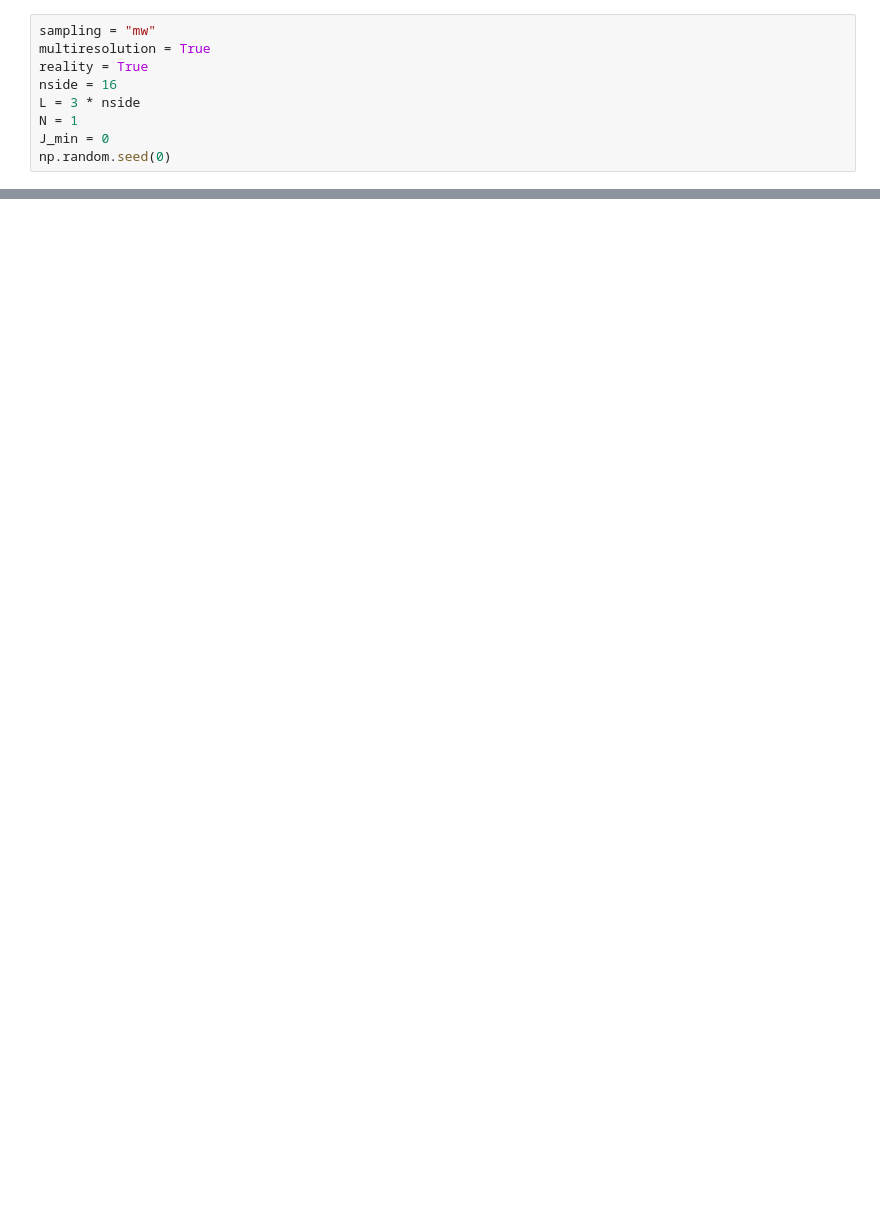
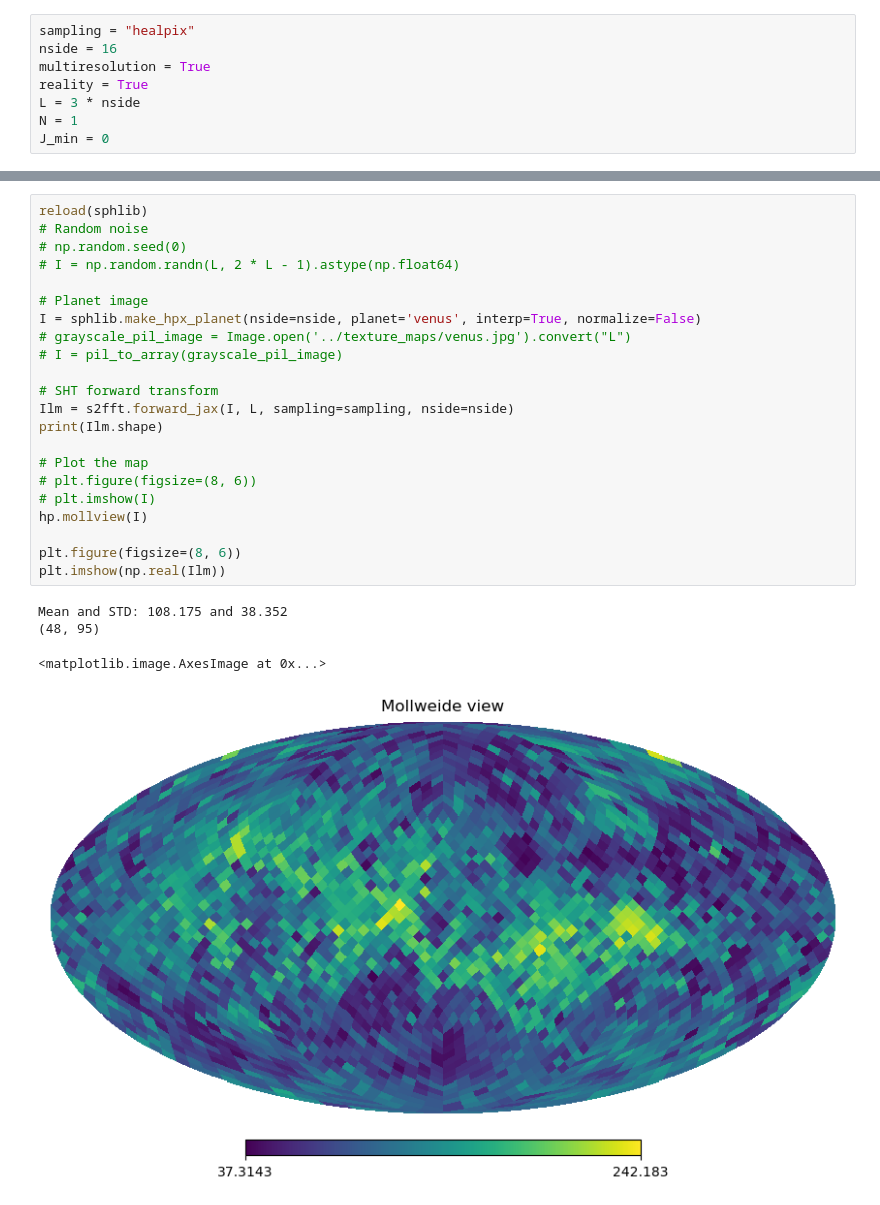
Before and after one commit to mousset/scatcovJAX, a Jupyter notebook: Notebooks/compute_scattering_coeff.ipynb, the cells around one changed output, grey strips where cells are left out. Cells and saved outputs as stored; diff of their text form; blank space fills up the shorter version.

```diff
--- a/Notebooks/compute_scattering_coeff.ipynb
+++ b/Notebooks/compute_scattering_coeff.ipynb
@@ -13,9 +26,8 @@ import s2fft
 # %%
-sampling = "mw"
+sampling = "healpix"
+nside = 16
 multiresolution = True
 reality = True
-nside = 16
 L = 3 * nside
 N = 1
 J_min = 0
-np.random.seed(0)
@@ -41,0 +36,27 @@ plt.show()
+# %%
+reload(sphlib)
+# Random noise
+# np.random.seed(0)
+# I = np.random.randn(L, 2 * L - 1).astype(np.float64)
+
+# Planet image
+I = sphlib.make_hpx_planet(nside=nside, planet='venus', interp=True, normalize=False)
+# grayscale_pil_image = Image.open('../texture_maps/venus.jpg').convert("L")
+# I = pil_to_array(grayscale_pil_image)
+
+# SHT forward transform
+Ilm = s2fft.forward_jax(I, L, sampling=sampling, nside=nside)
+print(Ilm.shape)
+
+# Plot the map
+# plt.figure(figsize=(8, 6))
+# plt.imshow(I)
+hp.mollview(I)
+
+plt.figure(figsize=(8, 6))
+plt.imshow(np.real(Ilm))
+# %% [output]
+Mean and STD: 108.175 and 38.352
+(48, 95)
+<matplotlib.image.AxesImage at 0x...>
+[figure, added]
```
Also changed, not shown: parts of 11 cells of this notebook, 1 other file.
